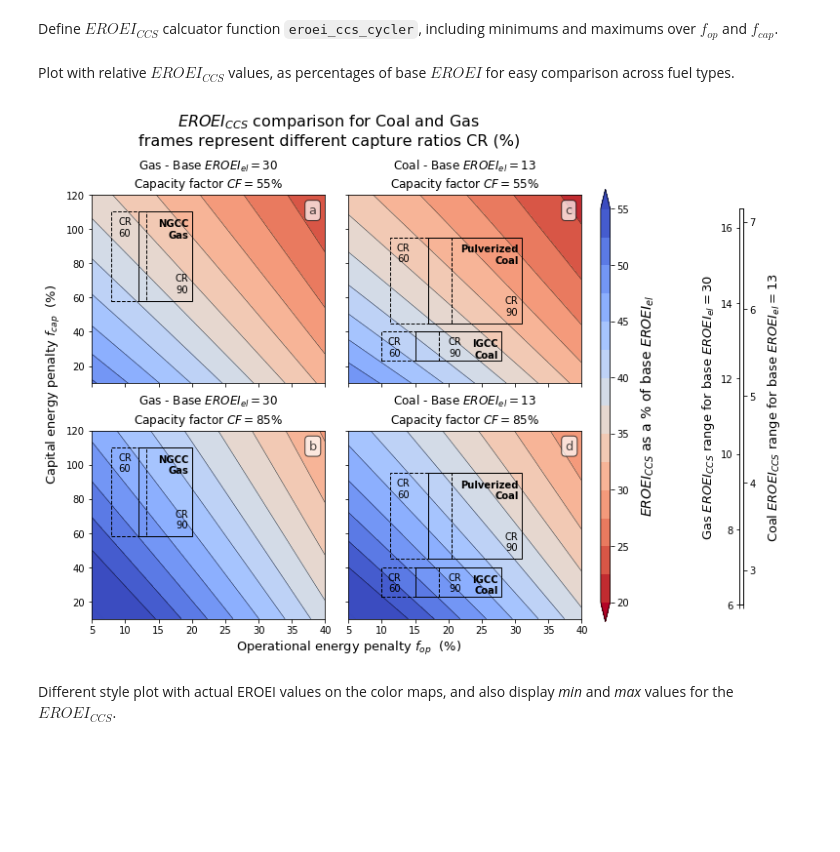
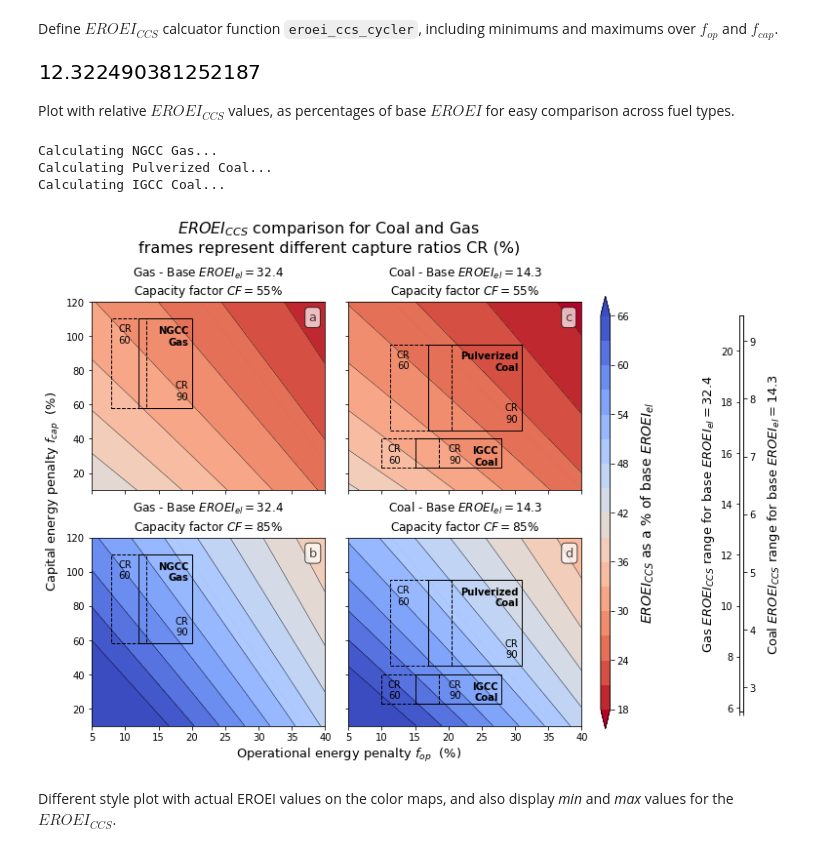
Before and after one commit to csaladenes/sustainable-energy-transitions, a Jupyter notebook: ccs/eroei-ccs-workbook.ipynb, the cells around one changed output. Saved outputs shown, nothing was run; the diff lists cells and outputs as text; code cells hidden in the pictures; blank space fills up the shorter version.

```diff
--- a/ccs/eroei-ccs-workbook.ipynb
+++ b/ccs/eroei-ccs-workbook.ipynb
@@ -151,0 +154,6 @@ df
+# %%
+df=df.T
+df['IGCC']=(df['IGCC 1']+df['IGCC 3']+df['IGCC 5'])/3.0
+df['PC']=(df['PC 9']+df['PC 11'])/2.0
+df['NGCC']=df['NGCC 13']
+cf_table=df[['NGCC','PC','IGCC']].T
@@ -167,2 +183,0 @@ When we step up from CF 55 to 85, $EROEI_{el}$ only gets to 78% of what it shoul
-# %%
-cf_conversion_ratio=np.mean((df[85]/df[55])/(85/55.0))
@@ -174,0 +184,11 @@ CF_ratio
+# %%
+def cf_conversion_ratio(plant,EROEI,CF,reference_CF_level=100):
+    if plant not in cf_table.index:
+        if plant=='NGCC\nGas':plant='NGCC'
+        elif plant=='Pulverized\nCoal':plant='PC'
+        elif plant=='IGCC\nCoal':plant='IGCC'
+        else:
+            print 'no plant',plant
+            return
+    df=cf_table.loc[[plant]]
+    return (EROEI*1.0*df[CF]/df[reference_CF_level]).values[0]
@@ -187,20 +219,27 @@ CR_ratio
 [figure]
 # %% [markdown]
 Define $EROEI_{CCS}$ calcuator function `eroei_ccs_cycler`, including minimums and maximums over $f_{op}$ and $f_{cap}$.
+# %%
+cf_conversion_ratio(names[i],eroei_els[i],CF[j])
+# %% [output]
+[figure, added]
 # %%
 def eroei_ccs_cycler(names, eroei_els, t0s, CF, R, CR_ratio, fop, fcap, verbose=False):
     eroei_ccs=np.zeros([len(names),len(CF),len(CR_ratio),len(fop),len(fcap)])
     eroei_ccs_min=np.zeros([len(names),len(CF),len(CR_ratio)])+1000
     eroei_ccs_max=np.zeros([len(names),len(CF),len(CR_ratio)])
     for i in range(len(names)):
+        if verbose: print('Calculating '+names[i].replace('\n',' ')+'...')
         for j in range(len(CF)):
+            #convert base EROEI to EROEI_el using the CF converstion table
+            EROEI_el_conv=cf_conversion_ratio(names[i],eroei_els[i],CF[j])
             for r in range(len(CR_ratio)):
                 for k in range(len(fop)):
                     for l in range(len(fcap)):
                         #calculate eoris over maps using eq_S6
                         eroei_ccs[i][j][r][l,k]=(1-fop[k]*CR_ratio[r]/100.0)*\
                             ((R[i][j]+1)/(R[i][j]+1+fcap[l]/100.0))*\
-                            eroei_els[i]*CF[j]*CF_ratio[j]/100.0
+                            CF[j]/100.0*EROEI_el_conv
 
                         #calculate min-maxes
                         for t0x in range(len(t0s[i])/2):
@@ -211,7 +250,9 @@ def eroei_ccs_cycler(names, eroei_els, t0s, CF, R, CR_ratio, fop, fcap, verbose=
                                     eroei_ccs_max[i][j][r]=max(eroei_ccs_max[i][j][r],eroei_ccs[i][j][r][l,k])
                                     eroei_ccs_min[i][j][r]=min(eroei_ccs_min[i][j][r],eroei_ccs[i][j][r][l,k])
                 if verbose:
-                    print(names[i].replace('\n',' ')+': CF='+str(CF[j])+', CR='+str(CR[r])+\
+                    print('CF='+str(CF[j])+', CR='+str(CR[r])+\
+                      ', EROEI_el_CF_100%='+str(eroei_els[i])+\
+                      ', EROEI_el_CF_'+str(CF[j])+'%='+str(np.round(EROEI_el_conv,2))+\
                       ', EROEI_CCS - min='+str(np.round(eroei_ccs_min[i][j][r],2))+\
                       ', max='+str(np.round(eroei_ccs_max[i][j][r],2)))
     return eroei_ccs, eroei_ccs_min, eroei_ccs_max
@@ -220,9 +261,11 @@ Plot with relative $EROEI_{CCS}$ values, as percentages of base $EROEI$ for easy
 # %%
 fop=np.linspace(5,40,100)
 fcap=np.linspace(10,120,100)
+CF=[55,85]
 R=[[1.7,2.5],[1.2,1.8],[0.9,1.5]] #varies by name and CF
 title=u'$EROEI_{CCS}$ comparison for Coal and Gas'
-eroei_els=[30,13,13] #varies by name
+#eroei_els=[30,13,13] #varies by name
+eroei_els=[32.4,14.3,12.25] #100% CF value from the CF converstion table
 names=['NGCC\nGas','Pulverized\nCoal','IGCC\nCoal']
 t0s=[[12,20,58,110],[17,31,45,95],[15,28,23,40]]  # [fop range [min,max], fcap] by each name
 
@@ -231,8 +274,8 @@ eroei_ccs, eroei_ccs_min, eroei_ccs_max=eroei_ccs_cycler(names, eroei_els, t0s,
 fig,axes=plt.subplots(2,2,figsize=(9,8))
 plt.subplots_adjust(hspace=0.25)
 plt.subplots_adjust(wspace=0.1)
-eroei_ccs_scale_min=20
-eroei_ccs_scale_max=55
+eroei_ccs_scale_min=18
+eroei_ccs_scale_max=66
 
 for i in range(len(axes)):
     for j in range(len(axes[i])):
@@ -287,34 +330,37 @@ for i in range(len(axes)):
                     if m==1:
                         ax.text(t[0]+2,t[3]-14,'CR\n'+str(CR[m]),horizontalalignment='center')
                     else:
                         ax.text(t[0]+t_x_offset[ti],t[3]-t_y_offset[ti],'CR'+breaker[ti]+str(CR[m]),
                                 horizontalalignment='center')
                     if m==0:
                         ax.text(t[1]-0.5,t[3]-15,names[ti],horizontalalignment='right',weight='bold')
                     if (ti==1)and(m==1):
                         line = lines.Line2D((t0[0],t[1]),((t0[2]+t0[3])/2,(t[2]+t[3])/2),color='k',
                                             linewidth=lw0,ls=ls0)
                         #ax.add_line(line)
 
         ax.set_title(names[j][names[j].find('\n'):]+' - Base $EROEI_{el}='+str(eroei_el)+\
                          u'$\nCapacity factor $CF='+str(CF[i])+'$%')
         ax.text(0.93, 0.95, string.ascii_lowercase[j*len(axes)+i],
             horizontalalignment='left',
             verticalalignment='top',
             transform=ax.transAxes,size=13,alpha=0.7,
                           bbox=dict(boxstyle="round", fc="w", alpha=0.7))
 
 axes[1][1].set_xlabel('Operational energy penalty $f_{op}$  (%)',fontsize=13,x=0)
 axes[0][0].set_ylabel('Capital energy penalty $f_{cap}$  (%)',fontsize=13,y=0)
 axes[0][1].set_yticklabels('')
 axes[1][1].set_yticklabels('')
 axes[0][0].set_xticklabels('')
 axes[0][1].set_xticklabels('')
 plt.suptitle(title+'\nframes represent different capture ratios CR (%)',fontsize=16,y=1.03)
 plt.savefig('plot/fig2.png',dpi=150,bbox_inches = 'tight', pad_inches = 0.1)
 plt.show()
 # %% [output]
+Calculating NGCC Gas...
+Calculating Pulverized Coal...
+Calculating IGCC Coal...
-[figure, old version]
+[figure, new version]
 # %% [markdown]
 Different style plot with actual EROEI values on the color maps, and also display _min_ and _max_ values for the $EROEI_{CCS}$.
 # %%
```
Also changed, not shown: parts of 18 cells of this notebook, 6 other files.
